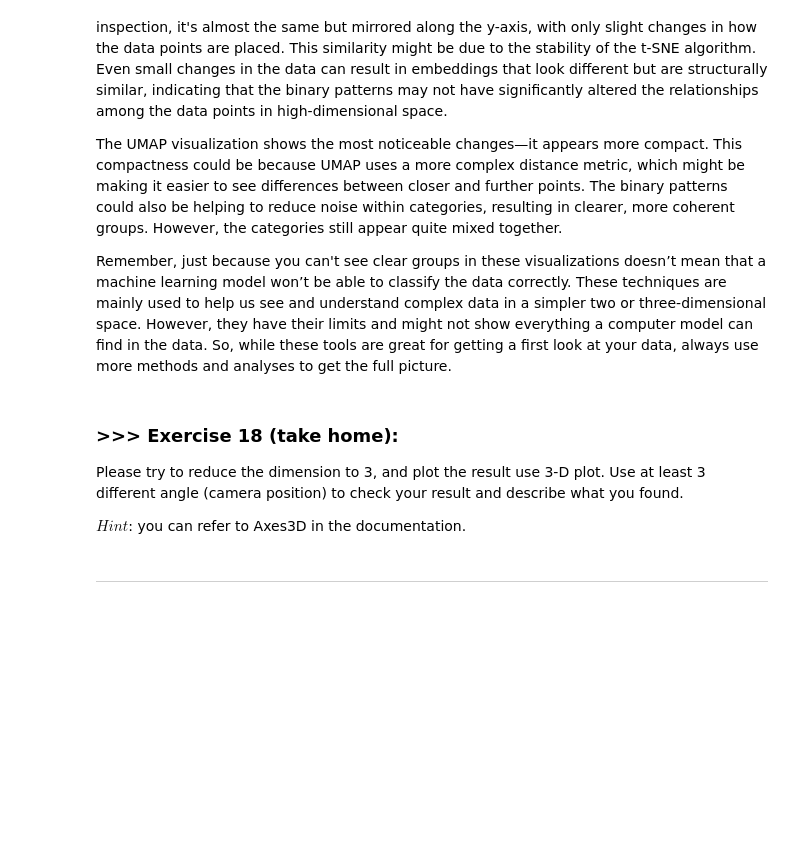
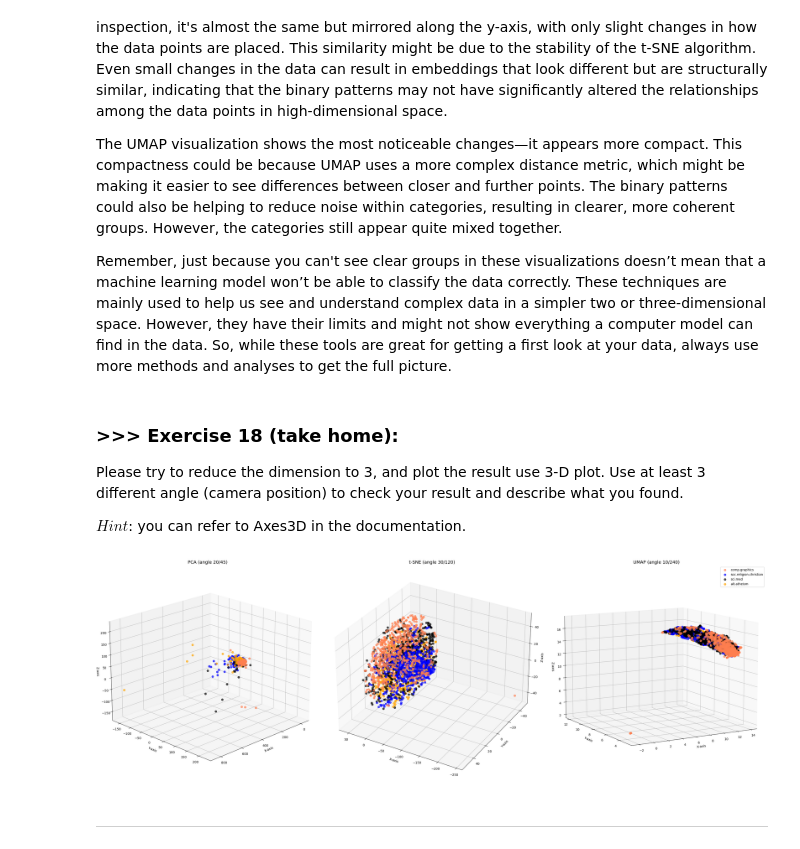
Before and after one commit to Magui4321/DM2025-Lab1-Exercise, a Jupyter notebook: DM2025-Lab1-Master.ipynb, the cells around one changed output. Cells and saved outputs as stored; diff of their text form; code cells hidden in the pictures; blank space fills up the shorter version.

```diff
--- a/DM2025-Lab1-Master.ipynb
+++ b/DM2025-Lab1-Master.ipynb
@@ -2448,3 +2474,43 @@ $Hint$: you can refer to Axes3D in the documentation.
+# %%
+#Answer Here
+from mpl_toolkits.mplot3d import Axes3D  # 3D projection
+
+# Apply PCA, t-SNE, and UMAP to reduce data to 3D
+X_pca_3d = PCA(n_components=3).fit_transform(augmented_df.values)
+X_tsne_3d = TSNE(n_components=3, init='pca', learning_rate='auto').fit_transform(augmented_df.values)
+X_umap_3d = umap.UMAP(n_components=3).fit_transform(augmented_df.values)
+
+# Color mapping
+col = ['coral', 'blue', 'black', 'orange']
+categories = X['category_name'].unique()
+
+# Define a function to plot 3D scatter
+def plot_3d(ax, X_reduced, title, elev=20, azim=45):
+    for c, category in zip(col, categories):
+        xs = X_reduced[X['category_name'] == category, 0]
+        ys = X_reduced[X['category_name'] == category, 1]
+        zs = X_reduced[X['category_name'] == category, 2]
+        ax.scatter(xs, ys, zs, c=c, label=category, alpha=0.7, s=40)
+    ax.view_init(elev=elev, azim=azim)
+    ax.set_title(title, fontsize=14)
+    ax.set_xlabel('X-axis')
+    ax.set_ylabel('Y-axis')
+    ax.set_zlabel('Z-axis')
+
+# Create 3D plots with different camera angles
+fig = plt.figure(figsize=(30, 10))
+angles = [(20, 45), (30, 120), (10, 240)]
+methods = [('PCA', X_pca_3d), ('t-SNE', X_tsne_3d), ('UMAP', X_umap_3d)]
+
+for i, ((title, data), (elev, azim)) in enumerate(zip(methods, angles), 1):
+    ax = fig.add_subplot(1, 3, i, projection='3d')
+    plot_3d(ax, data, f'{title} (angle {elev}/{azim})', elev, azim)
+
+plt.legend(categories, loc='upper right')
+plt.tight_layout()
+plt.show()
+# %% [output]
+[figure, added]
 # %% [markdown]
 ---
 # %% [markdown]
```
Also changed, not shown: parts of 12 cells of this notebook.
